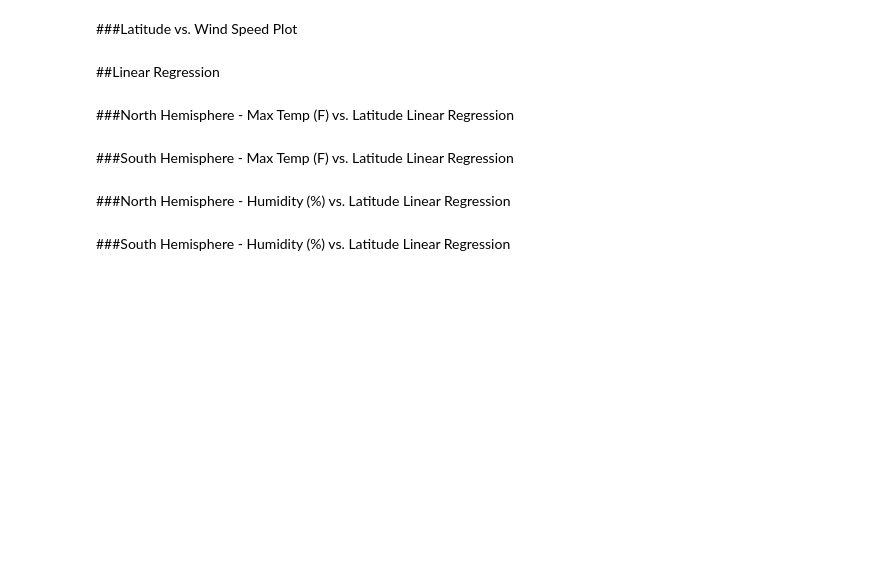
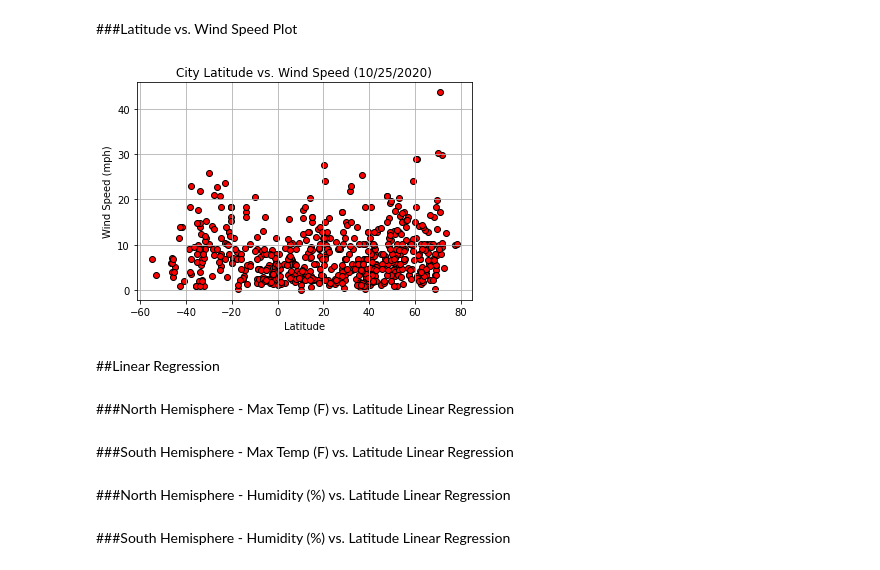
Before and after one commit to doublealogic/api-challenge-python, a Jupyter notebook: WeatherPy/WeatherPy.ipynb, the cells around one changed output. Cells and saved outputs as stored; diff of their text form; code cells hidden in the pictures; blank space fills up the shorter version.

```diff
--- a/WeatherPy/WeatherPy.ipynb
+++ b/WeatherPy/WeatherPy.ipynb
@@ -189,5 +246,23 @@ Creates scatter plots that showcases the following relationships:
 # %% [markdown]
 ###Latitude vs. Wind Speed Plot
+# %%
+# Variables for Plot
+city_wind_speed = weatherpy_df["Windspeed"]
+
+# Plot Parameters
+plt.scatter(city_latitude, city_wind_speed, marker="o", facecolor="red", edgecolor="black")
+plt.title(f"City Latitude vs. Wind Speed {date}")
+plt.xlabel("Latitude")
+plt.ylabel("Wind Speed (mph)")
+plt.grid(True)
+
+# Saves Plot as a PNG
+plt.savefig("Output_Data/Latitude_vs_Wind_Speed_Plot.png")
+
+# Showcases Plot
+plt.show()
+# %% [output]
+[figure, added]
 # %% [markdown]
 ##Linear Regression
 # %% [markdown]
```
Also changed, not shown: parts of 3 cells of this notebook, 4 other files.
